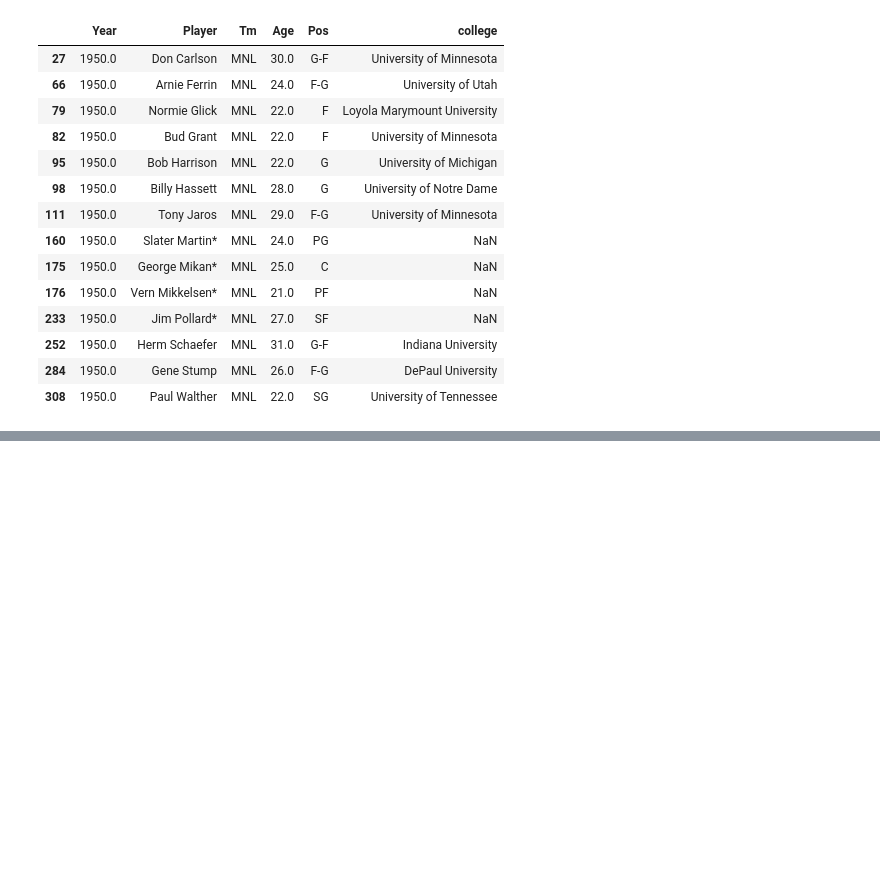
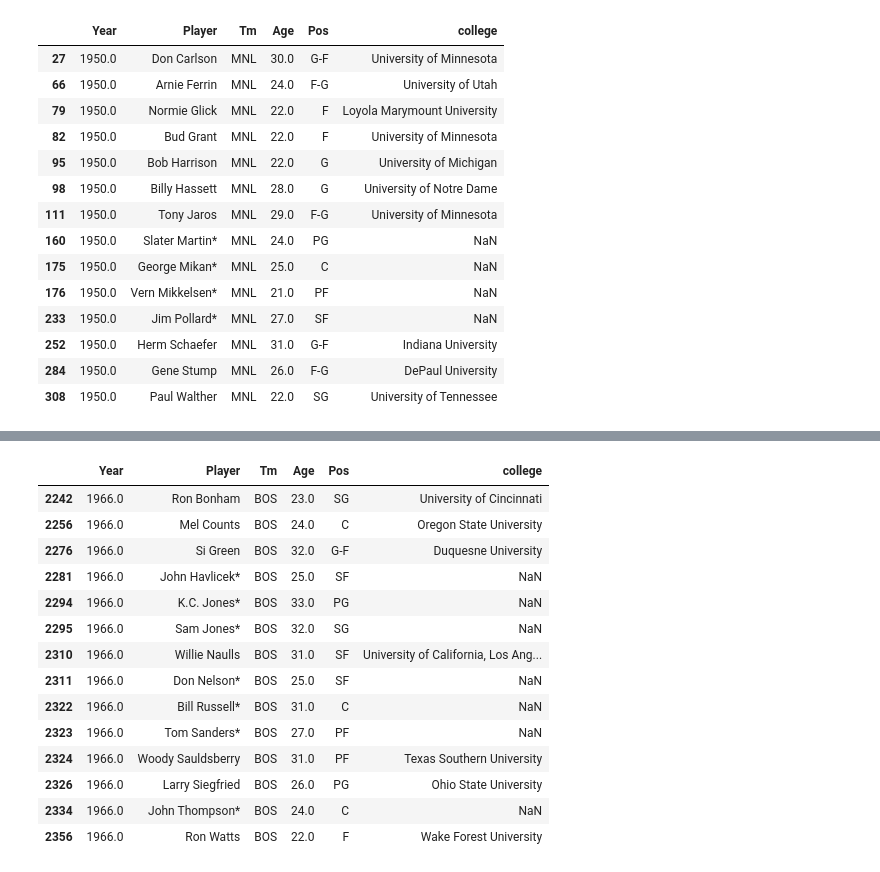
Before and after one commit to khodges10/Project1, a Jupyter notebook: NbaProject.ipynb, the cells around one changed output, grey strips where cells are left out. Cells and saved outputs as stored; diff of their text form; code cells hidden in the pictures; blank space fills up the shorter version.

```diff
--- a/NbaProject.ipynb
+++ b/NbaProject.ipynb
@@ -55,0 +318,20 @@ nba_1950college
+# %%
+nba_1966champion = nba_champion.loc[nba_champion["Year"] == 1966.0]
+nba_1966champion = nba_1966champion.loc[nba_1966champion["Tm"] == "BOS"]
+nba_1966champion
+# %% [output]
+|  | Year | Player | Tm | Age | Pos | college |
+| 2242 | 1966.0 | Ron Bonham | BOS | 23.0 | SG | University of Cincinnati |
+| 2256 | 1966.0 | Mel Counts | BOS | 24.0 | C | Oregon State University |
+| 2276 | 1966.0 | Si Green | BOS | 32.0 | G-F | Duquesne University |
+| 2281 | 1966.0 | John Havlicek* | BOS | 25.0 | SF | NaN |
+| 2294 | 1966.0 | K.C. Jones* | BOS | 33.0 | PG | NaN |
+| 2295 | 1966.0 | Sam Jones* | BOS | 32.0 | SG | NaN |
+| 2310 | 1966.0 | Willie Naulls | BOS | 31.0 | SF | University of California, Los Ang... |
+| 2311 | 1966.0 | Don Nelson* | BOS | 25.0 | SF | NaN |
+| 2322 | 1966.0 | Bill Russell* | BOS | 31.0 | C | NaN |
+| 2323 | 1966.0 | Tom Sanders* | BOS | 27.0 | PF | NaN |
+| 2324 | 1966.0 | Woody Sauldsberry | BOS | 31.0 | PF | Texas Southern University |
+| 2326 | 1966.0 | Larry Siegfried | BOS | 26.0 | PG | Ohio State University |
+| 2334 | 1966.0 | John Thompson* | BOS | 24.0 | C | NaN |
+| 2356 | 1966.0 | Ron Watts | BOS | 22.0 | F | Wake Forest University |
```
Also changed, not shown: parts of 31 cells of this notebook.
